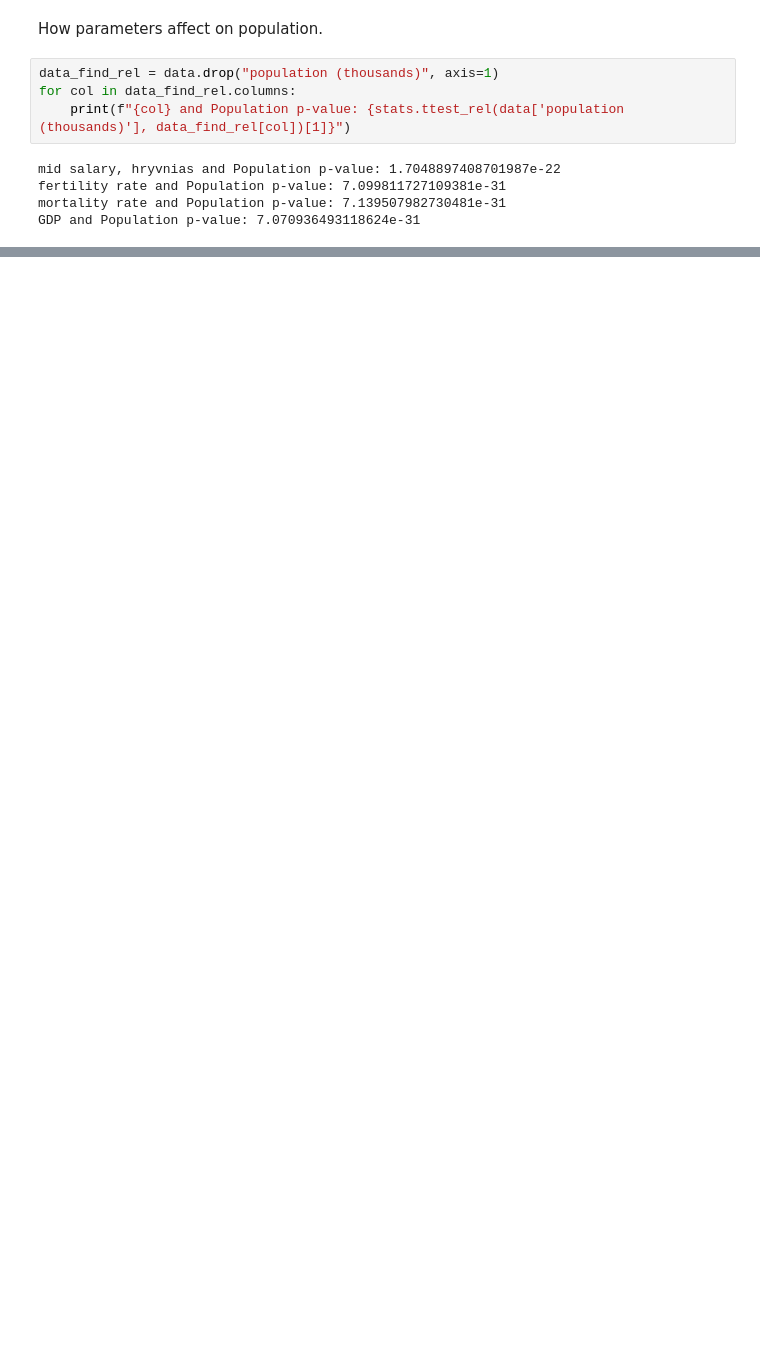
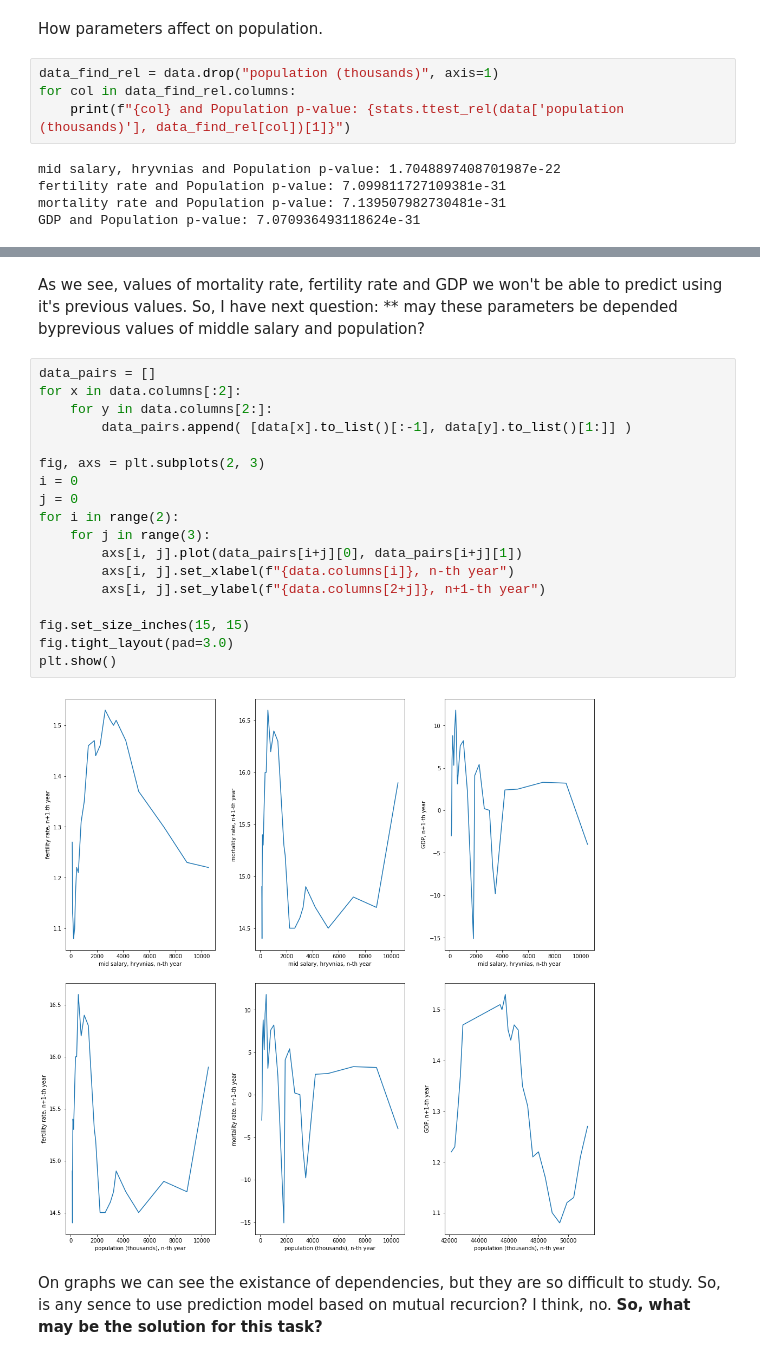
Before and after one commit to LordAdwond/population_prediction_Ukraine, a Jupyter notebook: EDA.ipynb, the cells around one changed output, grey strips where cells are left out. Saved outputs shown, nothing was run; the diff lists cells and outputs as text; blank space fills up the shorter version.

```diff
--- a/EDA.ipynb
+++ b/EDA.ipynb
@@ -61,0 +90,26 @@ As we see, all parameters have effect on population, but good prediction model m
+# %% [markdown]
+As we see, values of mortality rate, fertility rate and GDP we won't be able to predict using it's previous values. So, I have next question:
+** may these parameters be depended byprevious values of middle salary and population?
+# %%
+data_pairs = []
+for x in data.columns[:2]:
+    for y in data.columns[2:]:
+        data_pairs.append( [data[x].to_list()[:-1], data[y].to_list()[1:]] )
+
+fig, axs = plt.subplots(2, 3)
+i = 0
+j = 0
+for i in range(2):
+    for j in range(3):
+        axs[i, j].plot(data_pairs[i+j][0], data_pairs[i+j][1])
+        axs[i, j].set_xlabel(f"{data.columns[i]}, n-th year")
+        axs[i, j].set_ylabel(f"{data.columns[2+j]}, n+1-th year")
+
+fig.set_size_inches(15, 15)
+fig.tight_layout(pad=3.0)
+plt.show()
+# %% [output]
+[figure, added]
+# %% [markdown]
+On graphs we can see the existance of dependencies, but they are so difficult to study. So, is any sence to use prediction model based on mutual recurcion? I think, no.
+**So, what may be the solution for this task?**
```
Also changed, not shown: parts of 3 cells of this notebook.
